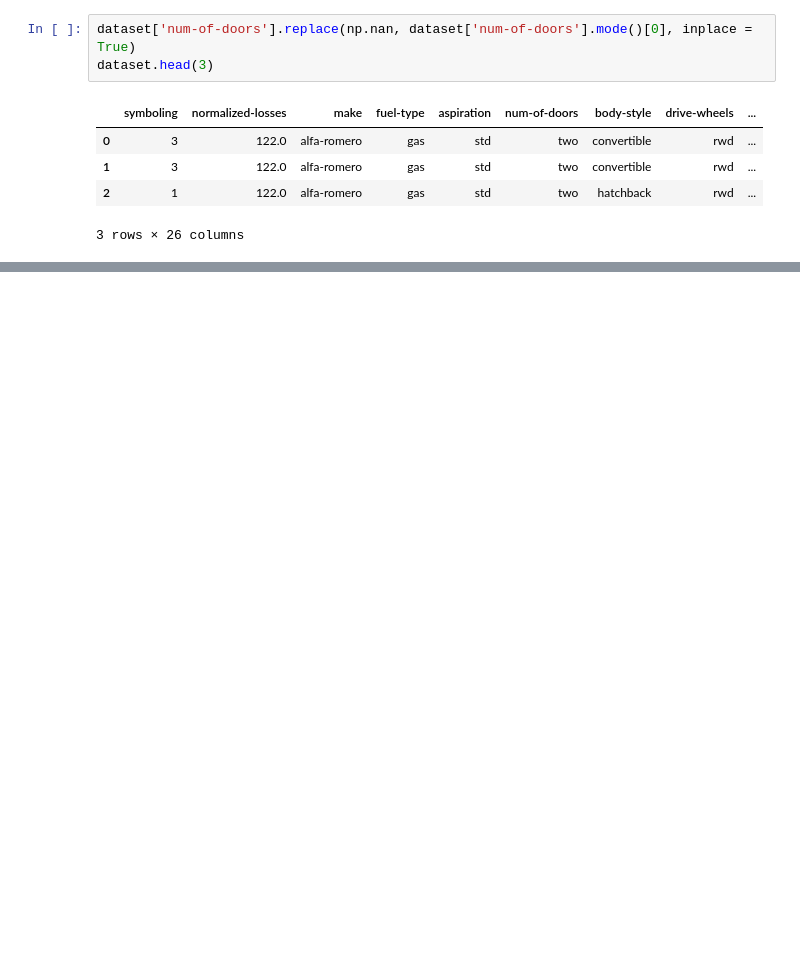
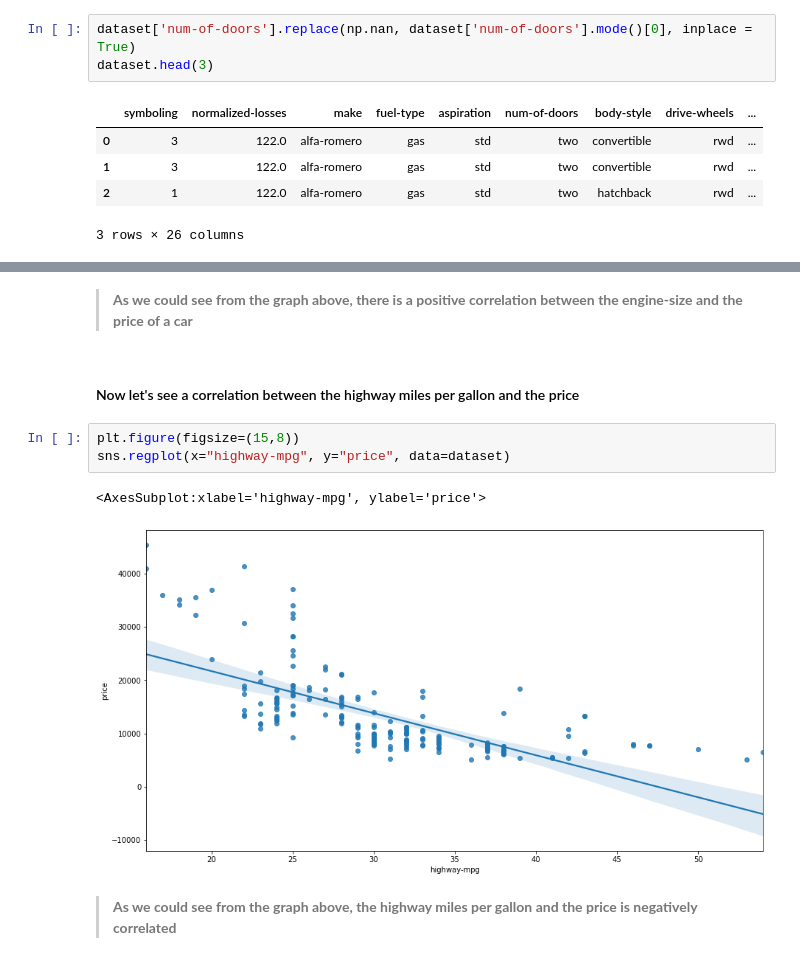
Before and after one commit to LucasRal/exploratory-data-analysis, a Jupyter notebook: Real world Exploratory Data Analysis Example.ipynb, the cells around one changed output, grey strips where cells are left out. Saved outputs shown, nothing was run; the diff lists cells and outputs as text; blank space fills up the shorter version.

```diff
--- a/Real world Exploratory Data Analysis Example.ipynb
+++ b/Real world Exploratory Data Analysis Example.ipynb
@@ -88,0 +125,12 @@ dataset.head(3)
+# %% [markdown]
+> **As we could see from the graph above, there is a positive correlation between the engine-size and the price of a car**
+# %% [markdown]
+#### Now let's see a correlation between the highway miles per gallon and the price
+# %%
+plt.figure(figsize=(15,8))
+sns.regplot(x="highway-mpg", y="price", data=dataset)
+# %% [output]
+<AxesSubplot:xlabel='highway-mpg', ylabel='price'>
+[figure, added]
+# %% [markdown]
+> **As we could see from the graph above, the highway miles per gallon and the price is negatively correlated**
```
Also changed, not shown: parts of 10 cells of this notebook.
